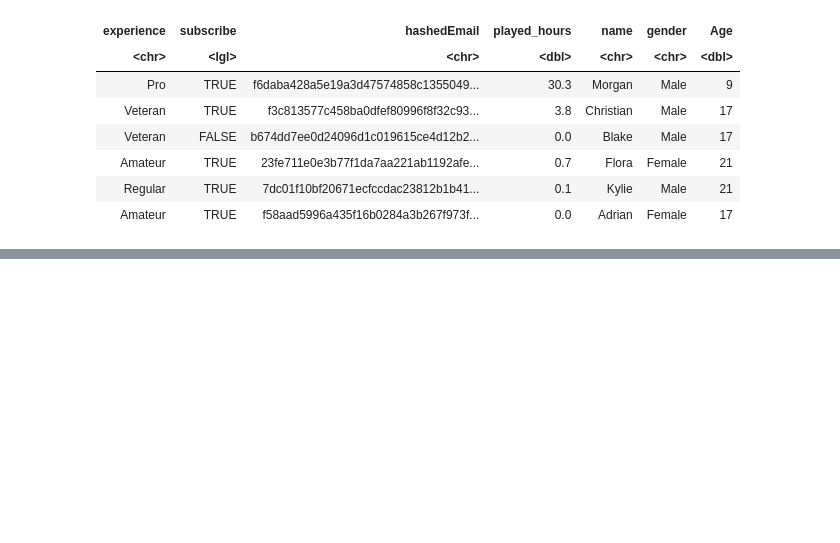
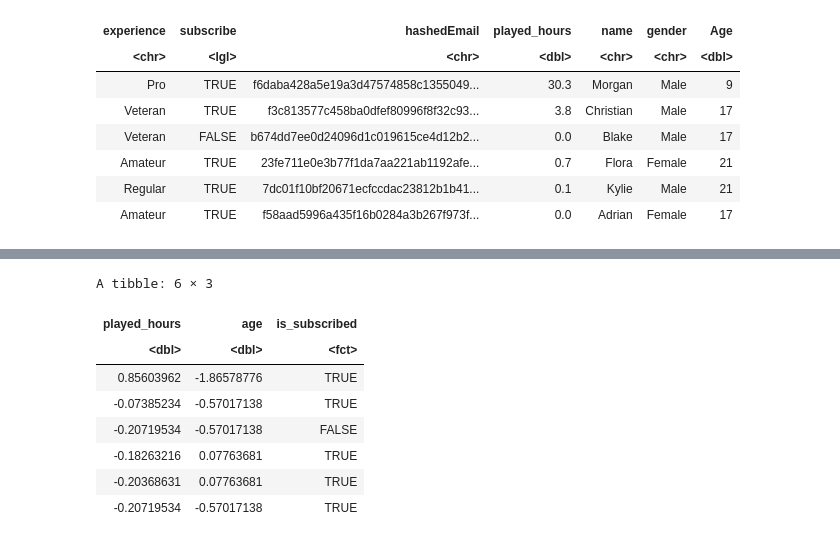
Before and after one commit to anasha02/dsci-100-2025s-project, a Jupyter notebook: Project.ipynb, the cells around one changed output, grey strips where cells are left out. Saved outputs shown, nothing was run; the diff lists cells and outputs as text; code cells hidden in the pictures; blank space fills up the shorter version.

```diff
--- a/Project.ipynb
+++ b/Project.ipynb
@@ -53,0 +95,2 @@ A tibble: 6 × 7
+# %%
+players_data <- players_data |> drop_na()
@@ -53,0 +123,13 @@ A tibble: 6 × 7
+# %%
+players_data <- bake(std_recipe, players_data)
+head(players_data)
+# %% [output]
+A tibble: 6 × 3
+| played_hours | age | is_subscribed |
+| <dbl> | <dbl> | <fct> |
+| 0.85603962 | -1.86578776 | TRUE |
+| -0.07385234 | -0.57017138 | TRUE |
+| -0.20719534 | -0.57017138 | FALSE |
+| -0.18263216 | 0.07763681 | TRUE |
+| -0.20368631 | 0.07763681 | TRUE |
+| -0.20719534 | -0.57017138 | TRUE |
```
Also changed, not shown: parts of 22 cells of this notebook.
